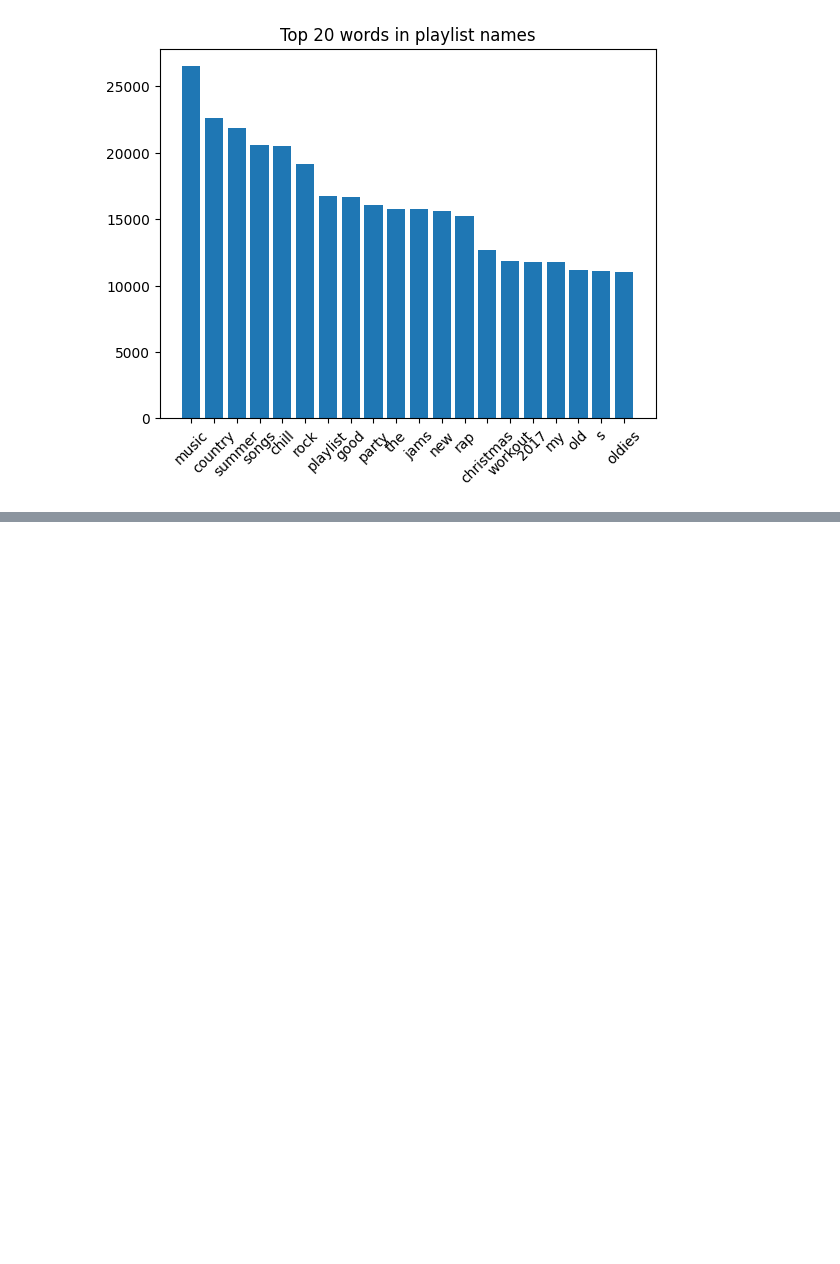
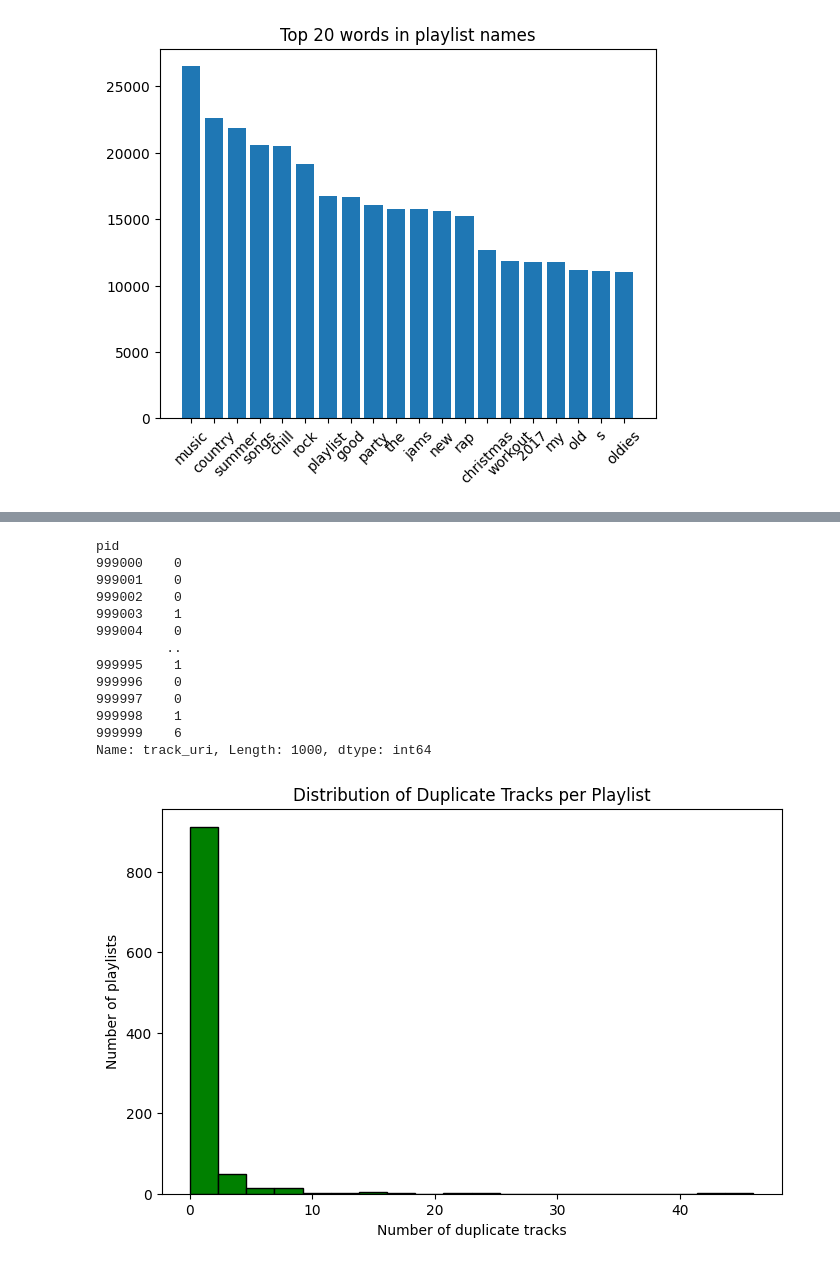
Before and after one commit to rmcvid/infoh600_projet, a Jupyter notebook: main.ipynb, the cells around one changed output, grey strips where cells are left out. Drawn from its saved outputs; the diff is of its cells as text; code cells hidden in the pictures; blank space fills up the shorter version.

```diff
--- a/main.ipynb
+++ b/main.ipynb
@@ -744,0 +493,17 @@ print(f"2 playlists random : {similar_playlists_using_tracks(9785,6325):.3f}")
+# %%
+# List all parquet files
+files = [os.path.join(parquet_folder, f) for f in os.listdir(parquet_folder) if f.endswith(".parquet")]
+
+for f in files:
+    # Read each parquet file separately
+    df = dd.read_parquet(f, engine="pyarrow")
+
+    # Compute uniqueness ratio per playlist (unique tracks / total tracks)
+    ratio = (df.groupby("pid")["track_uri"].nunique()
+             / df.groupby("pid")["track_uri"].count()).compute()
+
+    # Save the result directly to CSV
+    base_name = os.path.basename(f).replace(".parquet", "_uniqueness.csv")
+    ratio.to_csv(os.path.join(output_folder, base_name))
+
+   print(f"Processed {f}")
@@ -744,0 +546,25 @@ print(f"2 playlists random : {similar_playlists_using_tracks(9785,6325):.3f}")
+# %%
+duplicates = (df.groupby("pid")["track_uri"].count()
+              - df.groupby("pid")["track_uri"].nunique()).compute()
+print(duplicates)
+plt.figure(figsize=(8,5))
+plt.hist(duplicates, bins=20, color='green', edgecolor='black')
+plt.title("Distribution of Duplicate Tracks per Playlist")
+plt.xlabel("Number of duplicate tracks")
+plt.ylabel("Number of playlists")
+plt.show()
+# %% [output]
+pid
+999000    0
+999001    0
+999002    0
+999003    1
+999004    0
+         ..
+999995    1
+999996    0
+999997    0
+999998    1
+999999    6
+Name: track_uri, Length: 1000, dtype: int64
+[figure, added]
```
Also changed, not shown: parts of 117 cells of this notebook, 2 other files.
